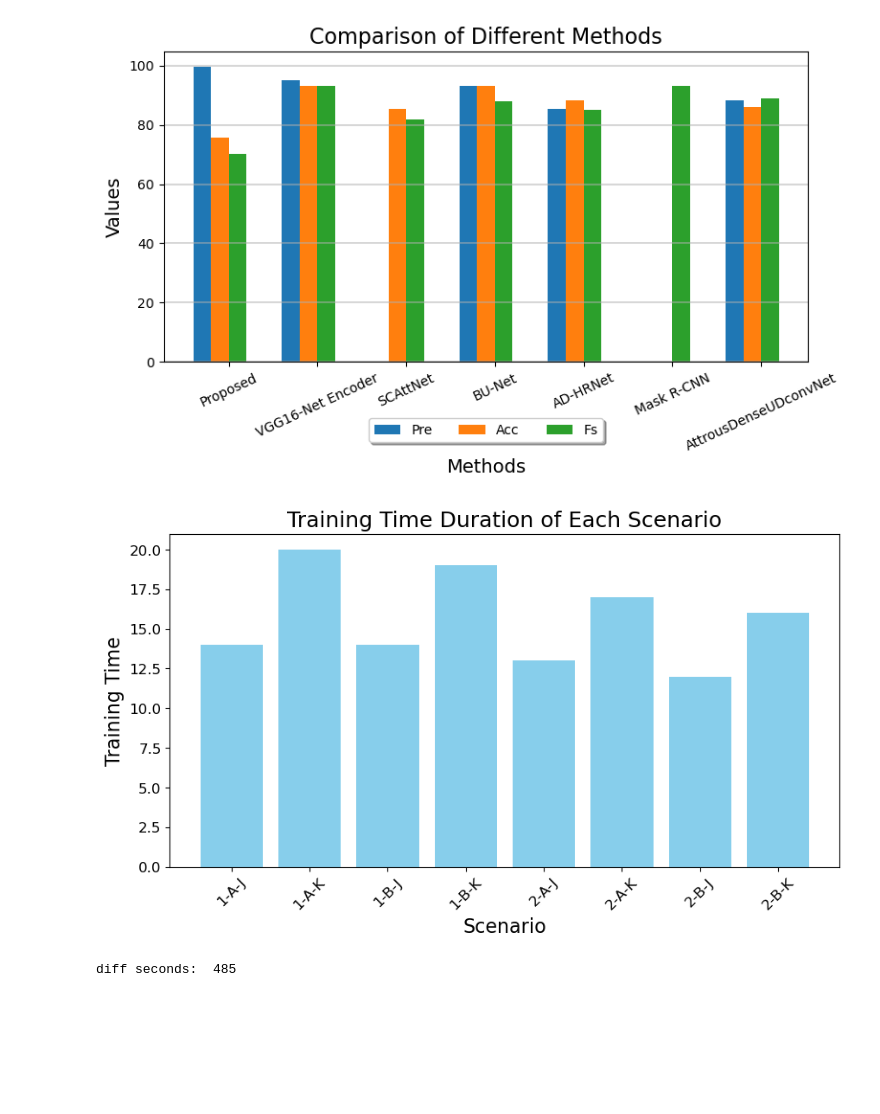
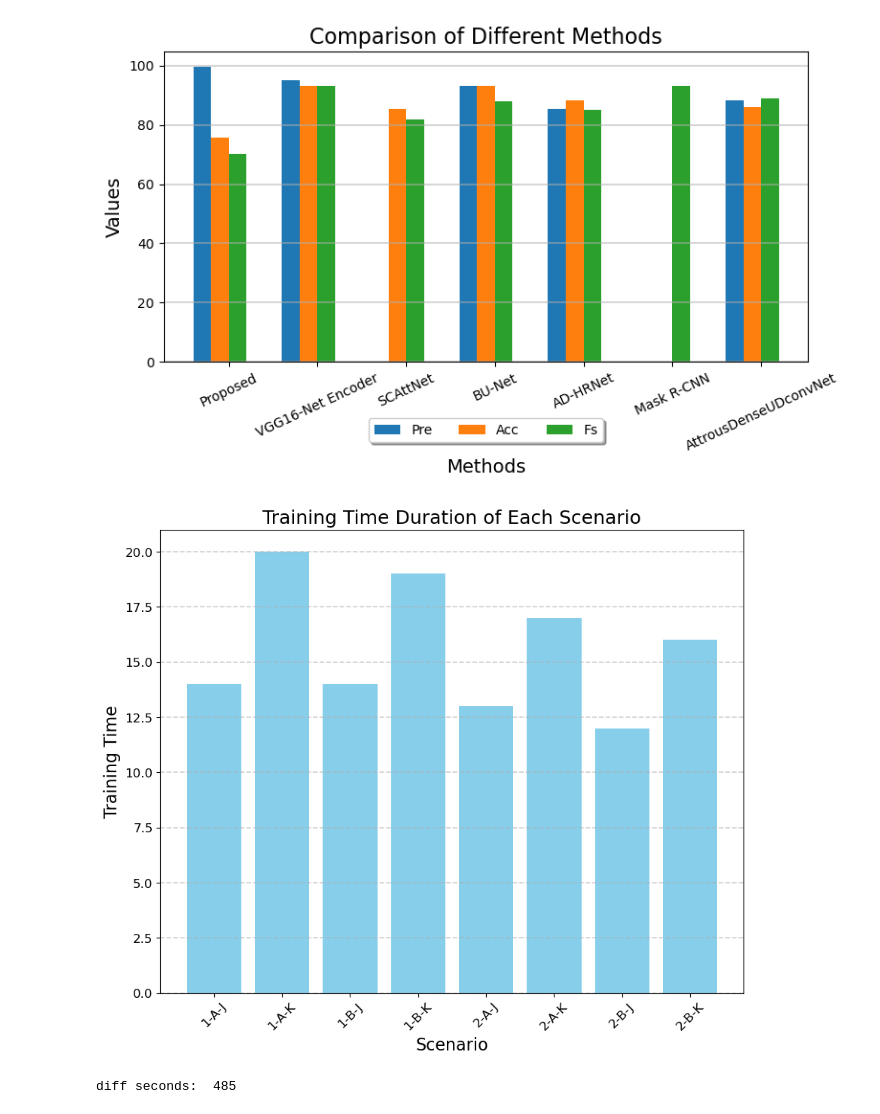
Before and after one commit to glnrmdan/Machine-Learning, a Jupyter notebook: Math/visualization.ipynb, the cells around one changed output. Drawn from its saved outputs; the diff is of its cells as text; code cells hidden in the pictures; blank space fills up the shorter version.

```diff
--- a/Math/visualization.ipynb
+++ b/Math/visualization.ipynb
@@ -86,16 +86,17 @@ plt.show()
 [figure]
 # %%
 # visualisasi time training setiap scenario dengan bar chart labelnya dibawah nilai menit dimulai dari 0
-plt.figure(figsize=(10, 5))
+plt.figure(figsize=(10, 8))
 plt.bar(scenarios, [int(time.split()[0]) for time in time_training], color='skyblue')
 plt.xlabel('Scenario', fontsize=16)
 plt.ylabel('Training Time', fontsize=16)
 plt.title('Training Time Duration of Each Scenario', fontsize=18)
 plt.xticks(rotation=45, fontsize=12)
 plt.yticks(fontsize=12)
+plt.grid(linestyle='--', alpha=0.6, axis='y', linewidth=1.2)
 plt.show()
 # %% [output]
-[figure, old version]
+[figure, new version]
 # %%
 # Convert waktu training ke dalam menit
 time_training = ['14 menit 51 detik', '20 menit 41 detik', '14 menit 31 detik', '19 menit 5 detik',
```
Also changed, not shown: 1 other file.
